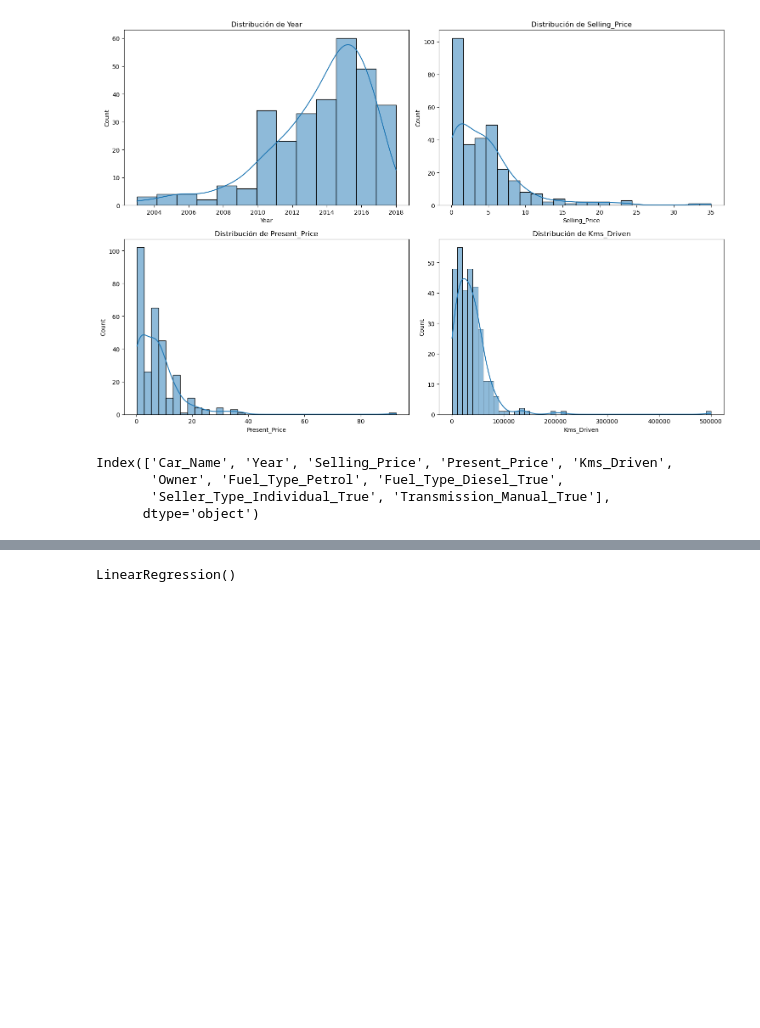
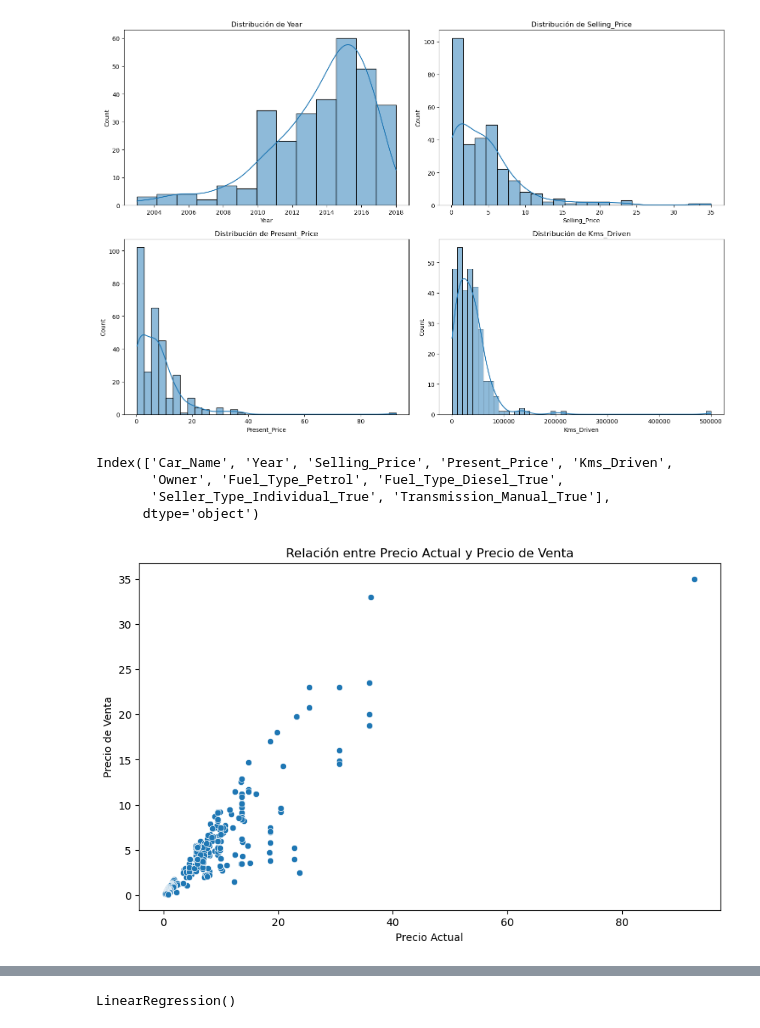
Before and after one commit to edissonolarte9/RegresioLineal, a Jupyter notebook: RegrecionLineal.ipynb, the cells around one changed output, grey strips where cells are left out. Cells and saved outputs as stored; diff of their text form; code cells hidden in the pictures; blank space fills up the shorter version.

```diff
--- a/RegrecionLineal.ipynb
+++ b/RegrecionLineal.ipynb
@@ -149,3 +149,13 @@ Index(['Car_Name', 'Year', 'Selling_Price', 'Present_Price', 'Kms_Driven',
        'Owner', 'Fuel_Type_Petrol', 'Fuel_Type_Diesel_True',
        'Seller_Type_Individual_True', 'Transmission_Manual_True'],
       dtype='object')
+# %%
+plt.figure(figsize=(10, 6))
+
+sns.scatterplot(x='Present_Price', y='Selling_Price', data=car_data)
+plt.xlabel('Precio Actual')
+plt.ylabel('Precio de Venta')
+plt.title('Relación entre Precio Actual y Precio de Venta')
+plt.show()
+# %% [output]
+[figure, added]
```
Also changed, not shown: parts of 10 cells of this notebook.
